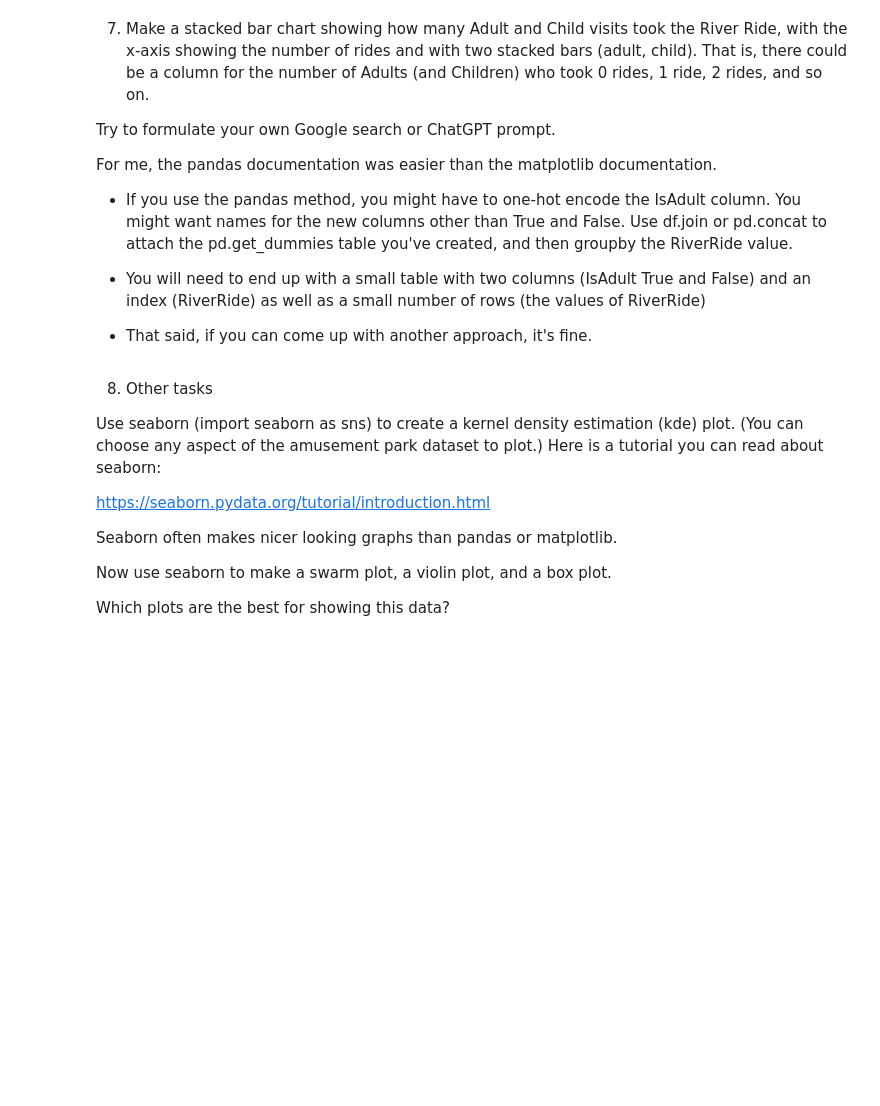
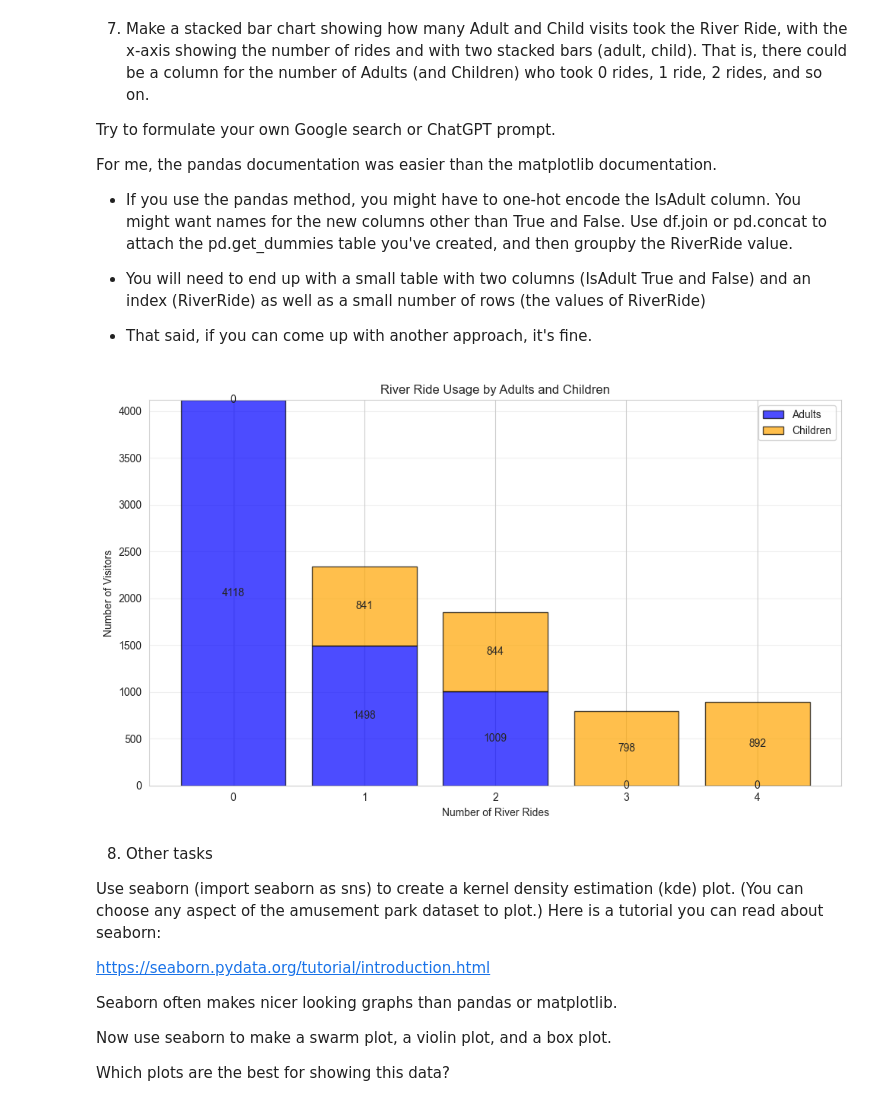
Before and after one commit to reynolkb-bu/bu-cds-dx699-2025-summer, a Jupyter notebook: notebooks/week-3/OMDS-ModB2-Week3-Reynolds-Kyle.ipynb, the cells around one changed output. Drawn from its saved outputs; the diff is of its cells as text; code cells hidden in the pictures; blank space fills up the shorter version.

```diff
--- a/notebooks/week-3/OMDS-ModB2-Week3-Reynolds-Kyle.ipynb
+++ b/notebooks/week-3/OMDS-ModB2-Week3-Reynolds-Kyle.ipynb
@@ -379,6 +379,28 @@ For me, the pandas documentation was easier than the matplotlib documentation.
 * You will need to end up with a small table with two columns (IsAdult True and False) and an index (RiverRide) as well as a small number of rows (the values of RiverRide)
 
 * That said, if you can come up with another approach, it's fine.
+# %%
+ride_counts = pd.crosstab(df['RiverRide'], df['IsAdult'])
+ride_counts.columns = ['Children', 'Adults']
+
+plt.figure(figsize=(10, 6))
+x_pos = ride_counts.index
+
+bars1 = plt.bar(x_pos, ride_counts['Adults'], label='Adults', color='blue', alpha=0.7, edgecolor='black')
+bars2 = plt.bar(x_pos, ride_counts['Children'], bottom=ride_counts['Adults'], label='Children', color='orange', alpha=0.7, edgecolor='black')
+
+plt.bar_label(bars1, label_type='center')
+plt.bar_label(bars2, label_type='center')
+plt.title('River Ride Usage by Adults and Children')
+plt.xlabel('Number of River Rides')
+plt.ylabel('Number of Visitors')
+plt.legend()
+plt.grid(True, axis='y', alpha=0.3)
+plt.xticks(x_pos)
+plt.tight_layout()
+plt.show()
+# %% [output]
+[figure, added]
 # %% [markdown]
 8. Other tasks
 
```
Also changed, not shown: parts of 2 cells of this notebook.
